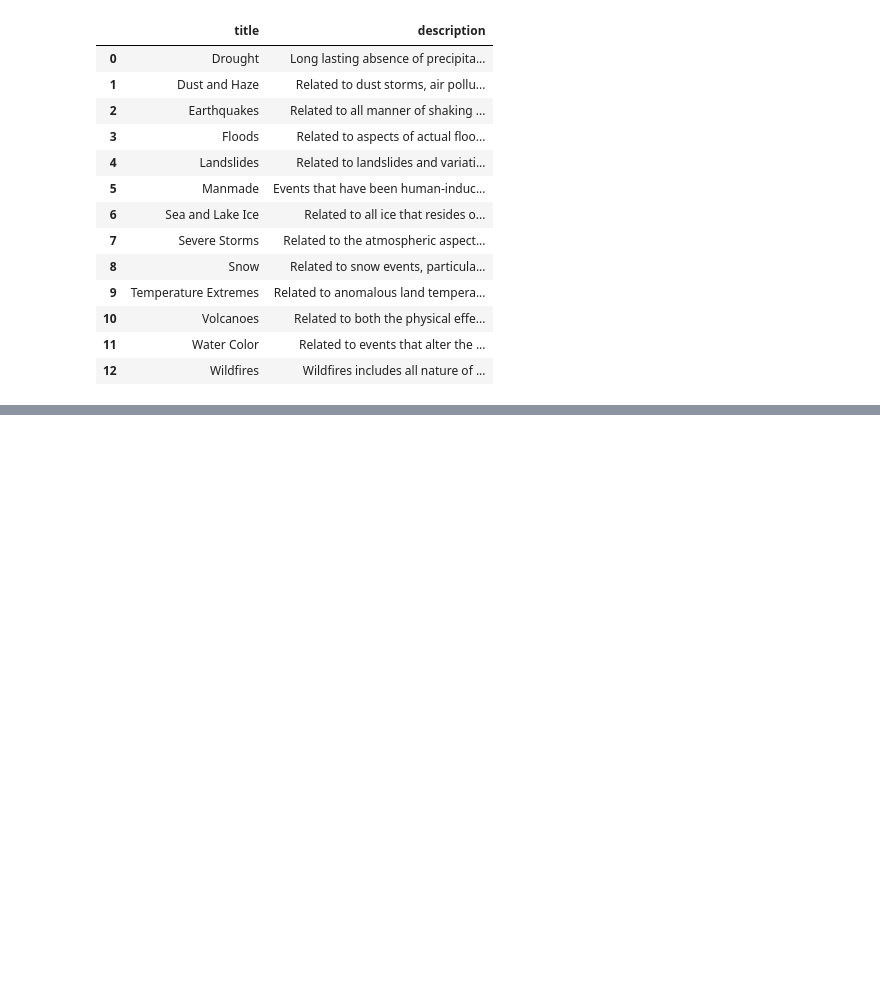
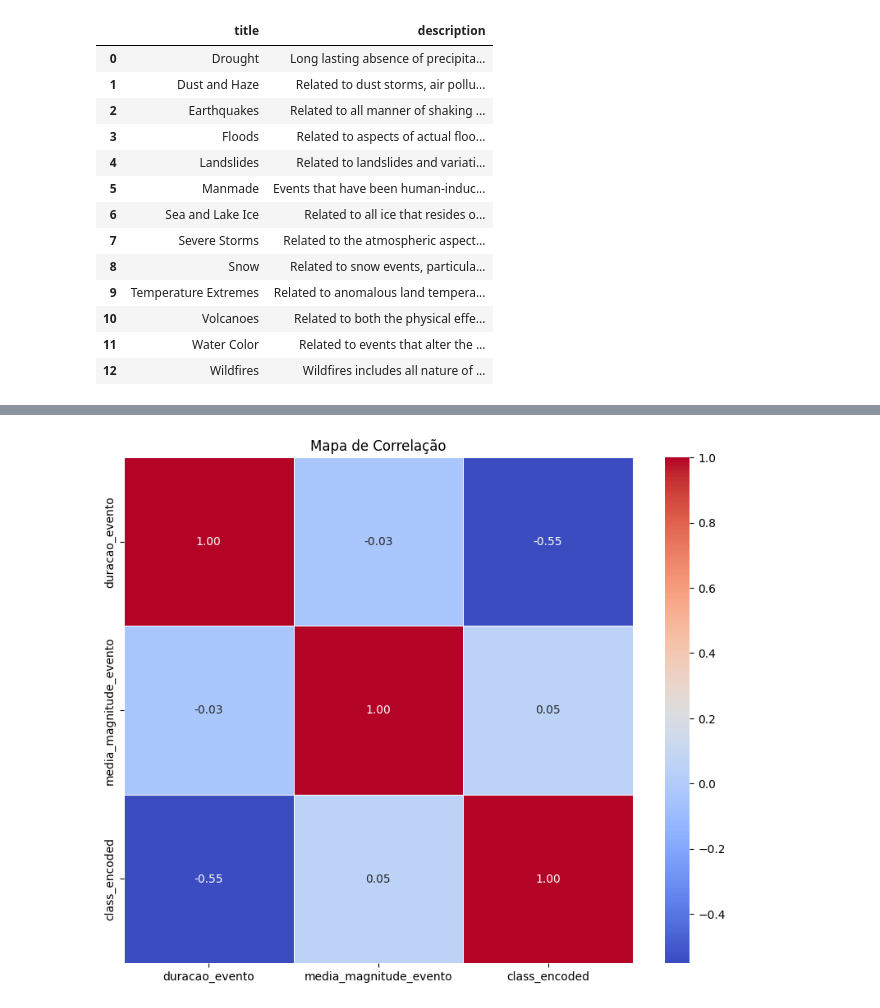
Before and after one commit to DanFeMartins/NASA--analisys, a Jupyter notebook: analises.ipynb, the cells around one changed output, grey strips where cells are left out. Saved outputs shown, nothing was run; the diff lists cells and outputs as text; code cells hidden in the pictures; blank space fills up the shorter version.

```diff
--- a/analises.ipynb
+++ b/analises.ipynb
@@ -280,0 +291,6 @@ NameError: name 'df_wildfires' is not defined
+# %%
+df_events_correlation =  df_events[['categoria_evento','magnitude_evento']]
+df_events_correlation['duracao_evento'] = dias
+
+df_events_correlation['media_magnitude_evento'] = df_events_correlation['magnitude_evento'].apply(lambda x: np.mean(x) if x[0] is not None else None) #nào calcula a magnitude de listas que contenham None
+df_events_correlation.head(4)
@@ -280,0 +303,5 @@ NameError: name 'df_wildfires' is not defined
+# %%
+df_events_correlation = df_events_correlation.drop(columns = 'magnitude_evento')
+# %%
+label_encoder = LabelEncoder() #cria uma codificação numérica para cada categoria única.
+df_events_correlation['class_encoded'] = label_encoder.fit_transform(df_events_correlation['categoria_evento']) #substituindo cada valor da categoria por um número inteiro.
@@ -280,0 +329,2 @@ NameError: name 'df_wildfires' is not defined
+# %%
+df_events_correlation = df_events_correlation.drop(columns = 'categoria_evento')
@@ -280,0 +343,10 @@ NameError: name 'df_wildfires' is not defined
+# %%
+corr_matrix = df_events_correlation.corr()
+
+
+plt.figure(figsize=(10, 8))
+sns.heatmap(corr_matrix, annot=True, cmap="coolwarm", fmt=".2f", linewidths=0.5)
+plt.title("Mapa de Correlação")
+plt.show()
+# %% [output]
+[figure, added]
```
Also changed, not shown: parts of 58 cells of this notebook.
